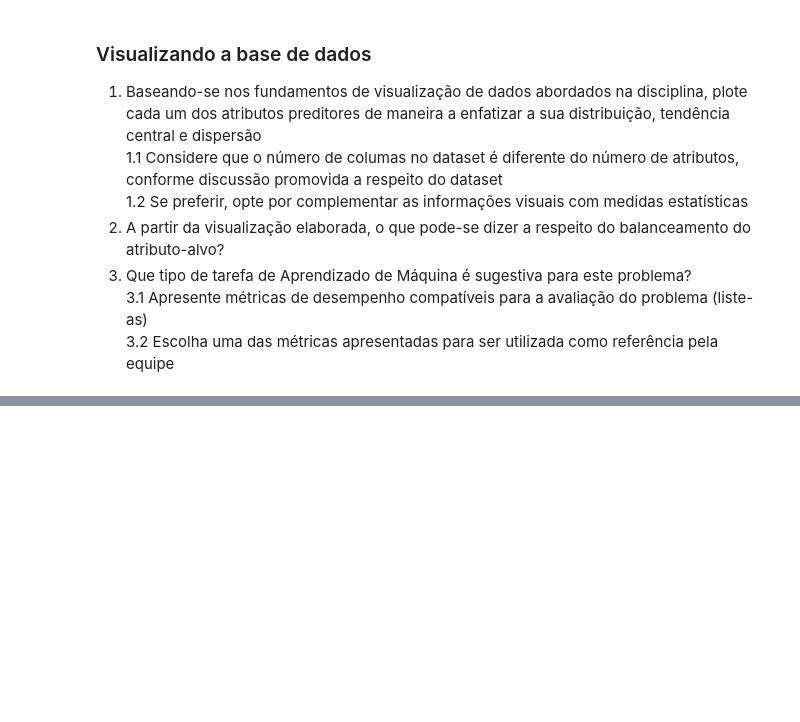
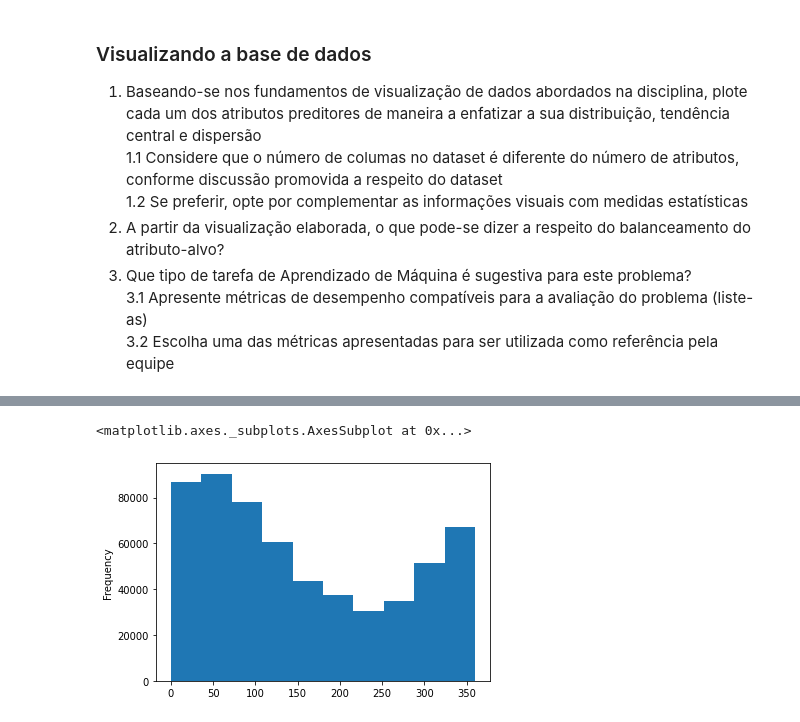
Before and after one commit to elloa-uea/projeto-pratico-3-rna-pp3-vingadores, a Jupyter notebook: notebooks/PP3.2 - Conhecendo o Conjunto de Dados.ipynb, the cells around one changed output, grey strips where cells are left out. Drawn from its saved outputs; the diff is of its cells as text; code cells hidden in the pictures; blank space fills up the shorter version.

```diff
--- a/notebooks/PP3.2 - Conhecendo o Conjunto de Dados.ipynb
+++ b/notebooks/PP3.2 - Conhecendo o Conjunto de Dados.ipynb
@@ -140,0 +174,5 @@ Para denotar este atributo, foi usado o One Hot Encoding.
+# %%
+df_Aspect.plot.hist(bins=10)
+# %% [output]
+<matplotlib.axes._subplots.AxesSubplot at 0x...>
+[figure, added]
```
Also changed, not shown: parts of 11 cells of this notebook.
